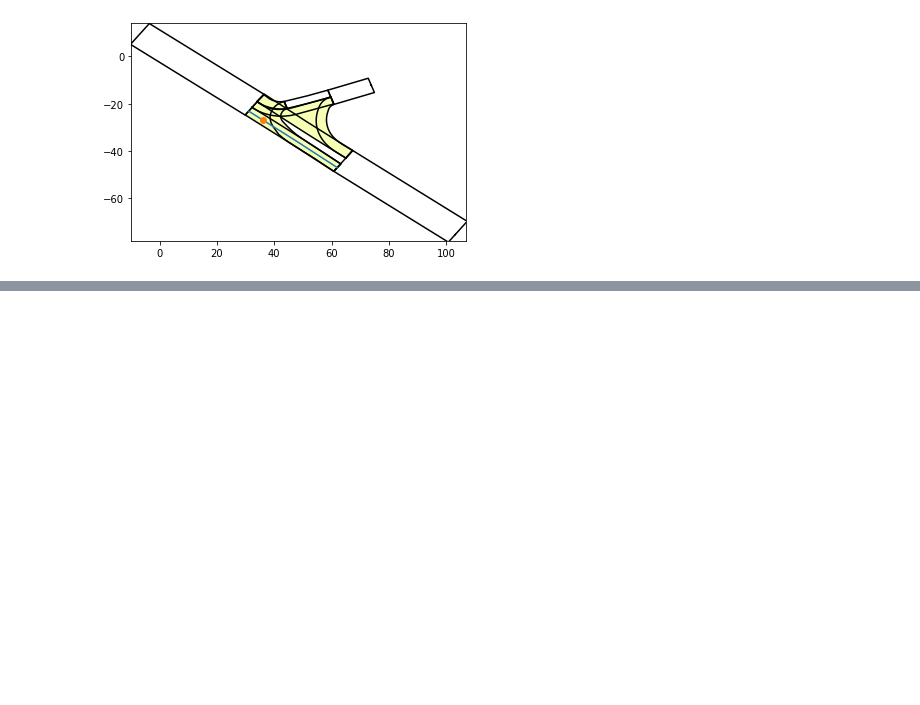
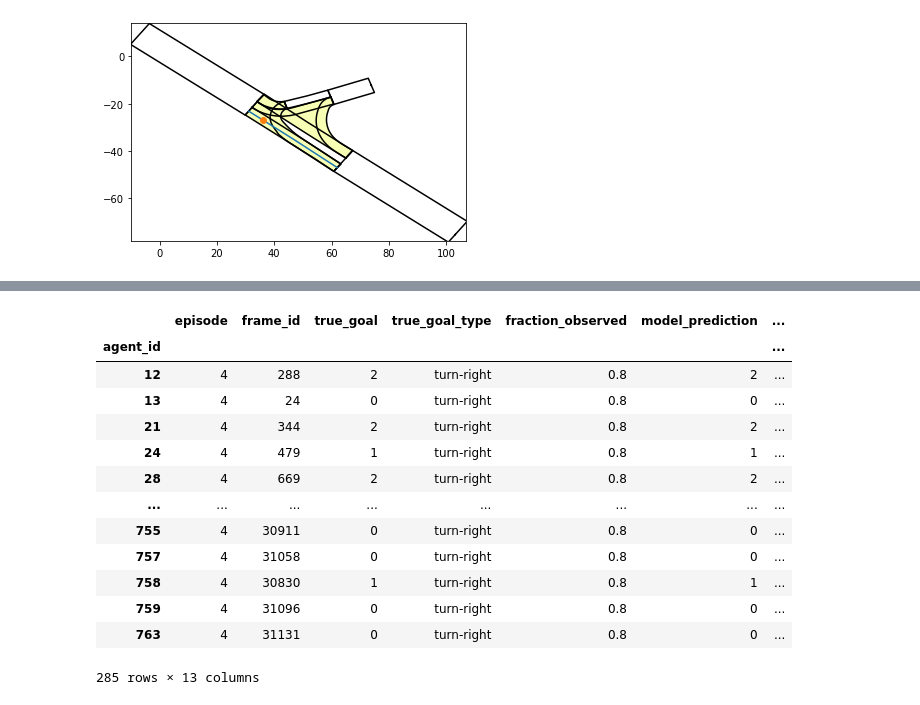
Before and after one commit to uoe-agents/OGRIT, a Jupyter notebook: notebooks/results_analysis.ipynb, the cells around one changed output, grey strips where cells are left out. Cells and saved outputs as stored; diff of their text form; code cells hidden in the pictures; blank space fills up the shorter version.

```diff
--- a/notebooks/results_analysis.ipynb
+++ b/notebooks/results_analysis.ipynb
@@ -461,0 +430,17 @@ lane.parent_road.junction.junction_group.type
+# %%
+odr_samples
+# %% [output]
+|  | episode | frame_id | true_goal | true_goal_type | fraction_observed | model_prediction | ... |
+| agent_id |  |  |  |  |  |  | ... |
+| 12 | 4 | 288 | 2 | turn-right | 0.8 | 2 | ... |
+| 13 | 4 | 24 | 0 | turn-right | 0.8 | 0 | ... |
+| 21 | 4 | 344 | 2 | turn-right | 0.8 | 2 | ... |
+| 24 | 4 | 479 | 1 | turn-right | 0.8 | 1 | ... |
+| 28 | 4 | 669 | 2 | turn-right | 0.8 | 2 | ... |
+| ... | ... | ... | ... | ... | ... | ... | ... |
+| 755 | 4 | 30911 | 0 | turn-right | 0.8 | 0 | ... |
+| 757 | 4 | 31058 | 0 | turn-right | 0.8 | 0 | ... |
+| 758 | 4 | 30830 | 1 | turn-right | 0.8 | 1 | ... |
+| 759 | 4 | 31096 | 0 | turn-right | 0.8 | 0 | ... |
+| 763 | 4 | 31131 | 0 | turn-right | 0.8 | 0 | ... |
+285 rows × 13 columns
```
Also changed, not shown: parts of 23 cells of this notebook, 6 other files.
